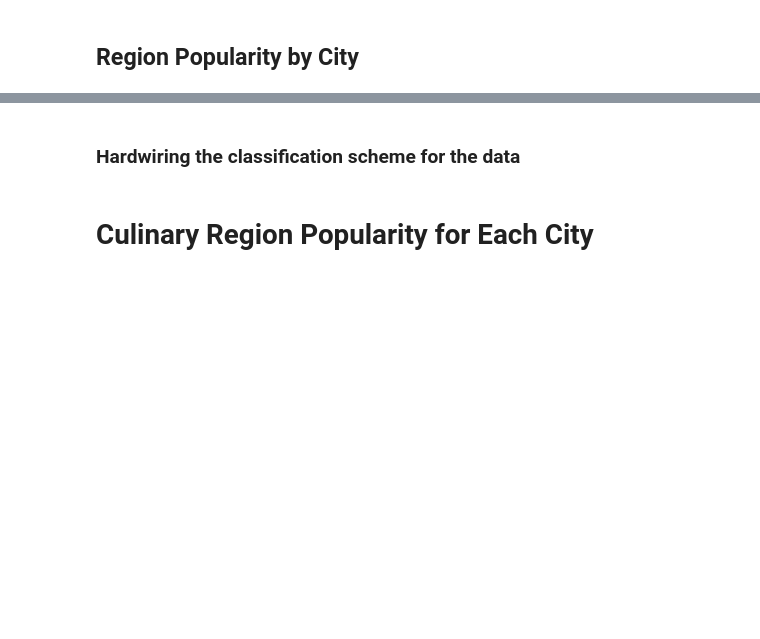
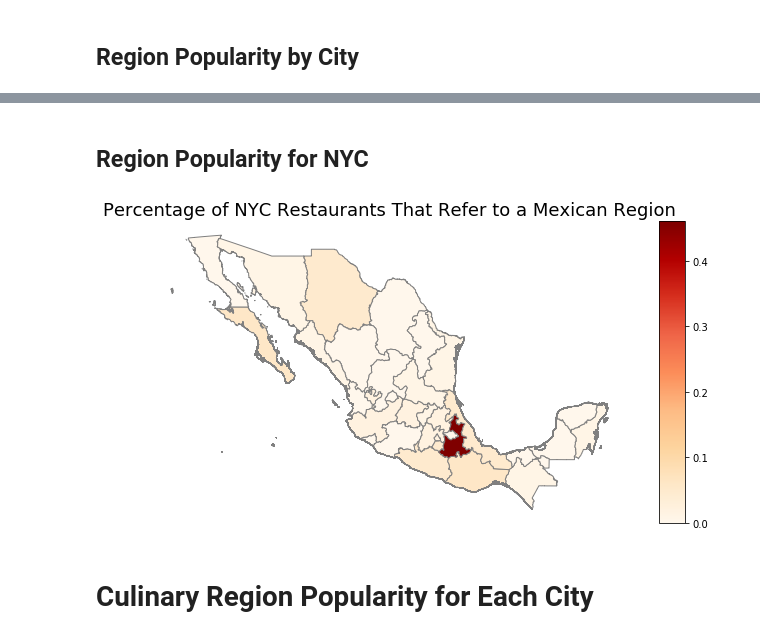
Before and after one commit to gregfeliu/Mexican_Immigration_Through_Restaurant_Names, a Jupyter notebook: notebooks/5.Maps.ipynb, the cells around one changed output, grey strips where cells are left out. Saved outputs shown, nothing was run; the diff lists cells and outputs as text; code cells hidden in the pictures; blank space fills up the shorter version.

```diff
--- a/notebooks/5.Maps.ipynb
+++ b/notebooks/5.Maps.ipynb
@@ -184,5 +184,3 @@ plt.savefig("../my_saved_data/Map_of_cities_and_their_regions.png",
 #     ax.axis('off')
 # # plt.savefig("../my_saved_data/Map_of_cities_and_their_regions_cont_scale.png",
 # #             pad_inches='tight', orientation='landscape')
-# %% [markdown]
-### Hardwiring the classification scheme for the data
@@ -235,3 +187,16 @@ plt.savefig("../my_saved_data/Map_of_cities_and_their_regions.png",
+# %% [markdown]
+## Region Popularity for NYC
+# %%
+fig, ax = plt.subplots(figsize=(10, 10))
+divider = make_axes_locatable(ax)
+cax = divider.append_axes("right", size="5%", pad=0.1)
+mex_gdf_w_reg_pct.plot(column='NYC_pct', figsize=(10, 10), ax=ax, cmap = 'OrRd', edgecolor='grey',
+                      legend=True, cax=cax)
+ax.set_title("Percentage of NYC Restaurants That Refer to a Mexican Region", fontsize=18)
+ax.axis('off')
+plt.savefig("../my_saved_data/Map_of_NYC_regions.png", pad_inches='tight')
+# %% [output]
+[figure, added]
 # %% [markdown]
 # Culinary Region Popularity for Each City
 # %%
```
Also changed, not shown: parts of 6 cells of this notebook.
